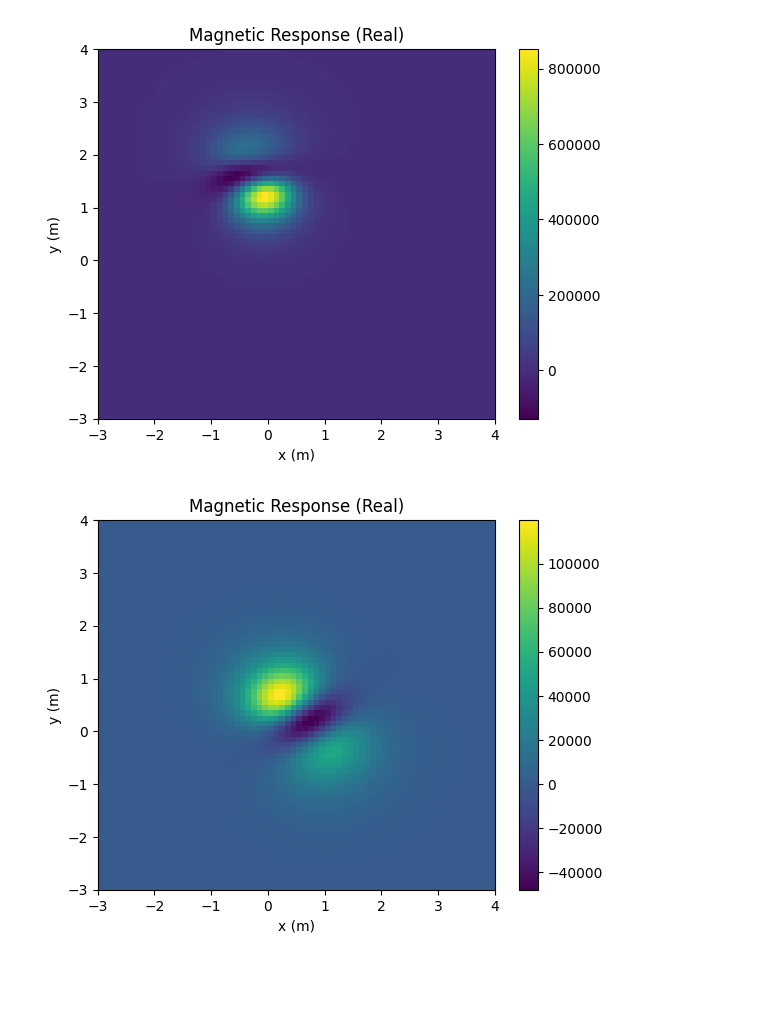
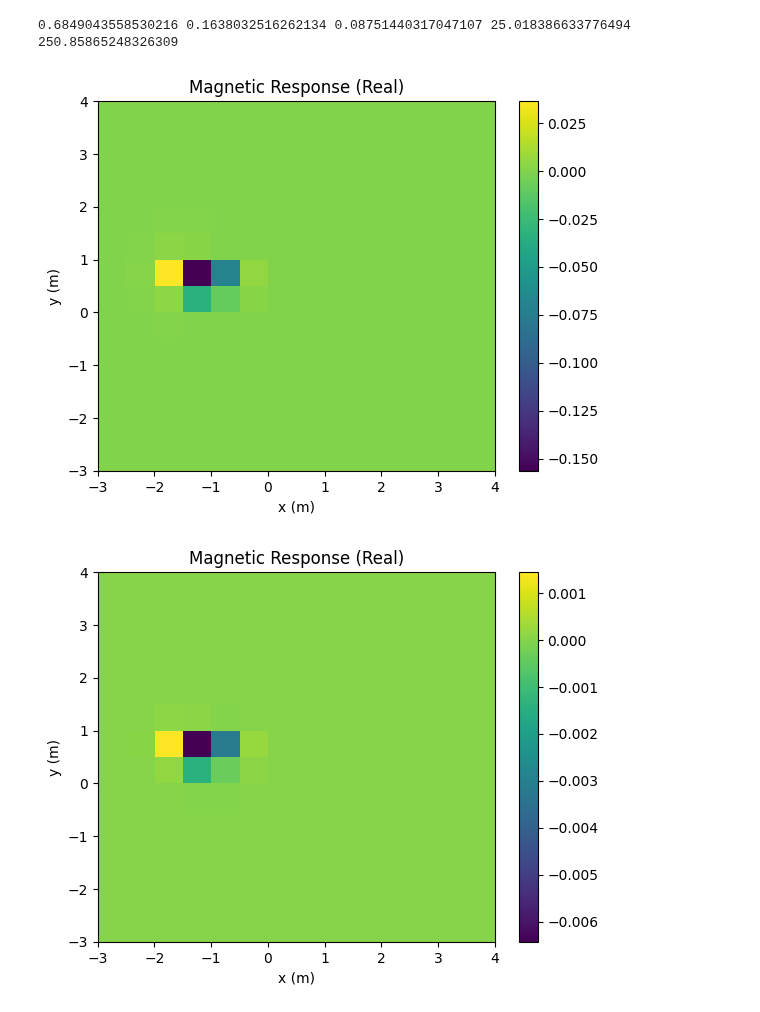
Before and after one commit to matthewhasman/Geophysical-Electromagnetic-Scanner, a Jupyter notebook: UXO_simulation/forward_pipe_sim.ipynb, the cells around one changed output. Saved outputs shown, nothing was run; the diff lists cells and outputs as text; code cells hidden in the pictures; blank space fills up the shorter version.

```diff
--- a/UXO_simulation/forward_pipe_sim.ipynb
+++ b/UXO_simulation/forward_pipe_sim.ipynb
@@ -162,35 +246,49 @@ def fem_pipe(
 # %%
-n_sims = 10
+n_sims = 1
 
 conductivity = np.random.uniform(1e4, 1e6, n_sims)
 permeability = 4*np.pi*1e-7 # free space permeability
 xc = np.random.uniform(0, 1, n_sims)
 yc = np.random.uniform(0, 1, n_sims)
 zc = np.random.uniform(0.5, 2, n_sims)
 dincl = np.random.uniform(0, 90, n_sims)
 ddecl = np.random.uniform(0, 360, n_sims)
 dipole_dist = 1 # 1 m spacing
 sensor_ht = 0.05 # fixed height of the sensor. Can change accordingly
 x_min = -3
 x_max = 4
-dx = 0.1
+dx = 0.5
 n_loops = 50
 length = np.random.uniform(0.05, 0.2, n_sims)
 rad = np.random.uniform(1/6, 1, n_sims) * length
 
 freqs = np.logspace(3, 5, 8)
 
 for i in range(n_sims):
     response = fem_pipe(
         conductivity[i], permeability, xc[i], yc[i], zc[i], dincl[i], ddecl[i], dipole_dist, sensor_ht, freqs[-1], x_min, x_max, dx, n_loops, length[i], rad[i]
     )
-
+    print(zc[i], length[i], rad[i], dincl[i], ddecl[i])
     plt.figure()
     plt.imshow(np.real(response), extent=[x_min, x_max, x_min, x_max], aspect='auto')
     plt.colorbar()
     plt.title('Magnetic Response (Real)')
     plt.xlabel('x (m)')
     plt.ylabel('y (m)')
+plt.show()
+
+for i in range(n_sims):
+    response = fem_pipe_coupled(
+        conductivity[i], permeability, xc[i], yc[i], zc[i], dincl[i], ddecl[i], dipole_dist, sensor_ht, freqs[-1], x_min, x_max, dx, n_loops, length[i], rad[i]
+    )
+    plt.figure()
+    plt.imshow(np.real(response), extent=[x_min, x_max, x_min, x_max], aspect='auto')
+    plt.colorbar()
+    plt.title('Magnetic Response (Real)')
+    plt.xlabel('x (m)')
+    plt.ylabel('y (m)')
+plt.show()
 # %% [output]
+0.6849043558530216 0.1638032516262134 0.08751440317047107 25.018386633776494 250.85865248326309
-[figure, old version]
+[figure, new version]
-[figure, old version]
+[figure, new version]
```
Also changed, not shown: parts of 2 cells of this notebook.
